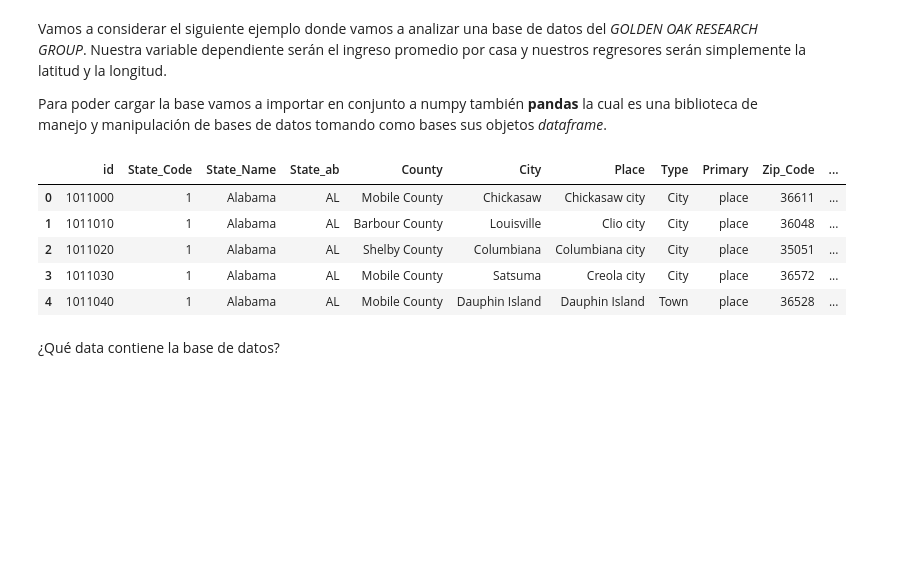
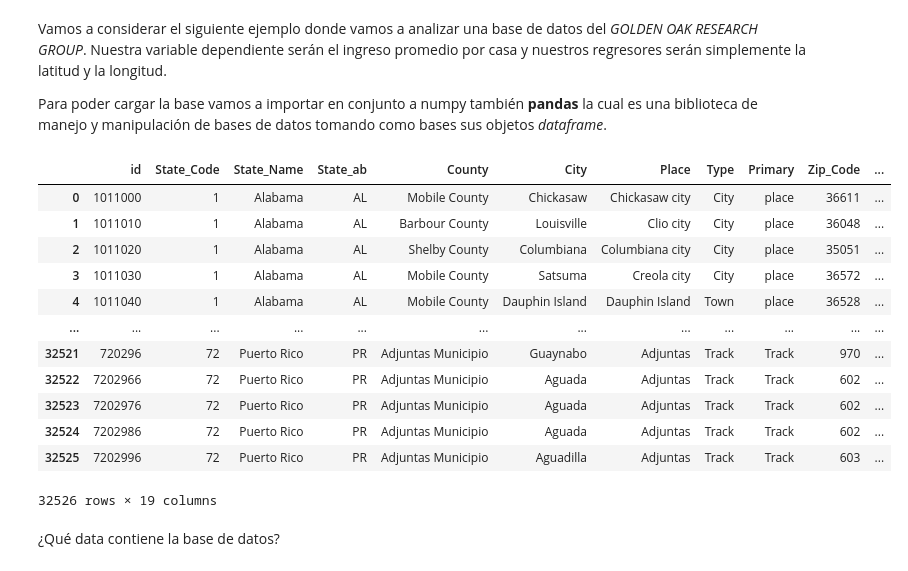
Before and after one commit to diegosaldiasq/al-vectores, a Jupyter notebook: regresion_lineal.ipynb, the cells around one changed output. Drawn from its saved outputs; the diff is of its cells as text; code cells hidden in the pictures; blank space fills up the shorter version.

```diff
--- a/regresion_lineal.ipynb
+++ b/regresion_lineal.ipynb
@@ -37,12 +37,23 @@ df = pd.read_csv('income_db_GORG.csv')
-# %%
-df.head()
-# %% [output]
-|  | id | State_Code | State_Name | State_ab | County | City | Place | Type | Primary | Zip_Code | ... |
-| 0 | 1011000 | 1 | Alabama | AL | Mobile County | Chickasaw | Chickasaw city | City | place | 36611 | ... |
-| 1 | 1011010 | 1 | Alabama | AL | Barbour County | Louisville | Clio city | City | place | 36048 | ... |
-| 2 | 1011020 | 1 | Alabama | AL | Shelby County | Columbiana | Columbiana city | City | place | 35051 | ... |
-| 3 | 1011030 | 1 | Alabama | AL | Mobile County | Satsuma | Creola city | City | place | 36572 | ... |
-| 4 | 1011040 | 1 | Alabama | AL | Mobile County | Dauphin Island | Dauphin Island | Town | place | 36528 | ... |
+# %%
+#df.head() --> Imprime los primeros datos del data frame
+#df.tail() --> Imprime los utimos datos del data frame
+#df.columns --> Imprime el nombre de columnas
+#len(df.columns) ---> Imprime la cantidad de columnas
+df
+# %% [output]
+|  | id | State_Code | State_Name | State_ab | County | City | Place | Type | Primary | Zip_Code | ... |
+| 0 | 1011000 | 1 | Alabama | AL | Mobile County | Chickasaw | Chickasaw city | City | place | 36611 | ... |
+| 1 | 1011010 | 1 | Alabama | AL | Barbour County | Louisville | Clio city | City | place | 36048 | ... |
+| 2 | 1011020 | 1 | Alabama | AL | Shelby County | Columbiana | Columbiana city | City | place | 35051 | ... |
+| 3 | 1011030 | 1 | Alabama | AL | Mobile County | Satsuma | Creola city | City | place | 36572 | ... |
+| 4 | 1011040 | 1 | Alabama | AL | Mobile County | Dauphin Island | Dauphin Island | Town | place | 36528 | ... |
+| ... | ... | ... | ... | ... | ... | ... | ... | ... | ... | ... | ... |
+| 32521 | 720296 | 72 | Puerto Rico | PR | Adjuntas Municipio | Guaynabo | Adjuntas | Track | Track | 970 | ... |
+| 32522 | 7202966 | 72 | Puerto Rico | PR | Adjuntas Municipio | Aguada | Adjuntas | Track | Track | 602 | ... |
+| 32523 | 7202976 | 72 | Puerto Rico | PR | Adjuntas Municipio | Aguada | Adjuntas | Track | Track | 602 | ... |
+| 32524 | 7202986 | 72 | Puerto Rico | PR | Adjuntas Municipio | Aguada | Adjuntas | Track | Track | 602 | ... |
+| 32525 | 7202996 | 72 | Puerto Rico | PR | Adjuntas Municipio | Aguadilla | Adjuntas | Track | Track | 603 | ... |
+32526 rows × 19 columns
 # %% [markdown]
 ¿Qué data contiene la base de datos?
 # %% [markdown]
```
Also changed, not shown: parts of 2 cells of this notebook.
